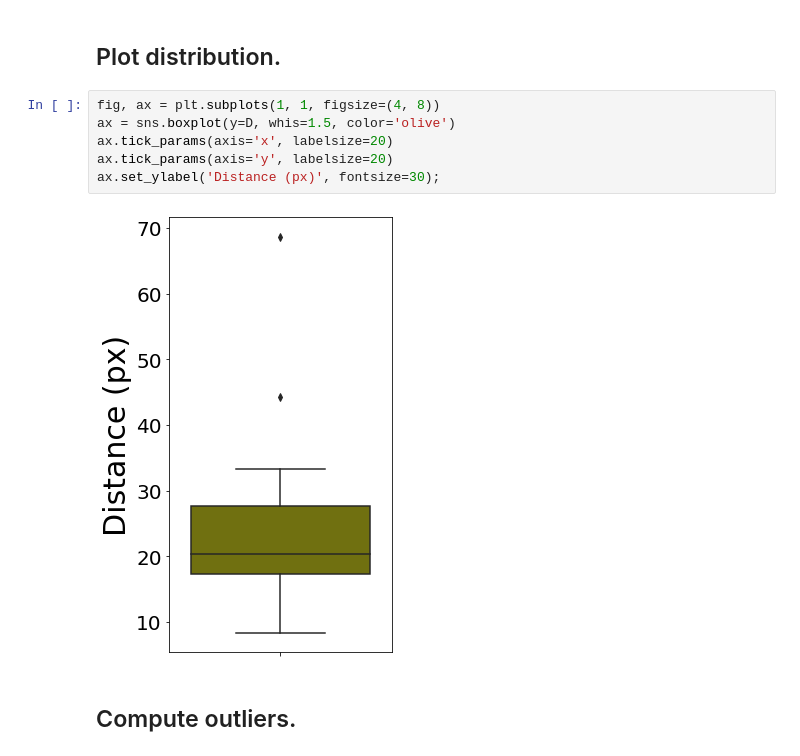
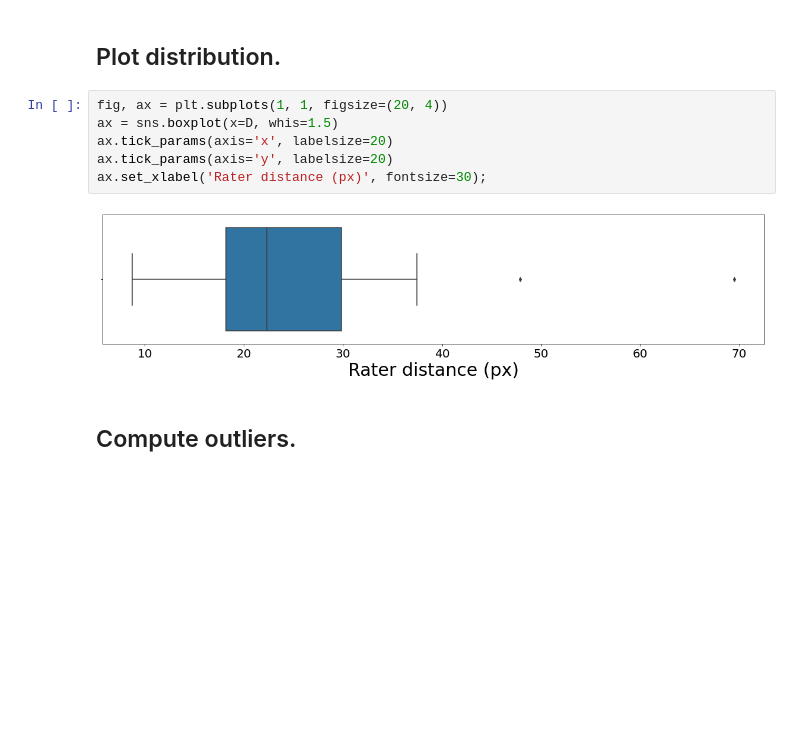
Before and after one commit to angelaradulescu/ldm-analysis, a Jupyter notebook: 2. QA Check 1.ipynb, the cells around one changed output. Cells and saved outputs as stored; diff of their text form; blank space fills up the shorter version.

```diff
--- a/2. QA Check 1.ipynb
+++ b/2. QA Check 1.ipynb
@@ -68,13 +68,13 @@ for subj_id in all_subjects:
 # %% [markdown]
 ## Plot distribution.
 # %%
-fig, ax = plt.subplots(1, 1, figsize=(4, 8))
-ax = sns.boxplot(y=D, whis=1.5, color='olive')
+fig, ax = plt.subplots(1, 1, figsize=(20, 4))
+ax = sns.boxplot(x=D, whis=1.5)
 ax.tick_params(axis='x', labelsize=20)
 ax.tick_params(axis='y', labelsize=20)
-ax.set_ylabel('Distance (px)', fontsize=30);
+ax.set_xlabel('Rater distance (px)', fontsize=30);
 # %% [output]
-[figure, old version]
+[figure, new version]
 # %% [markdown]
 ## Compute outliers.
 # %%
```
Also changed, not shown: 3 other files.
